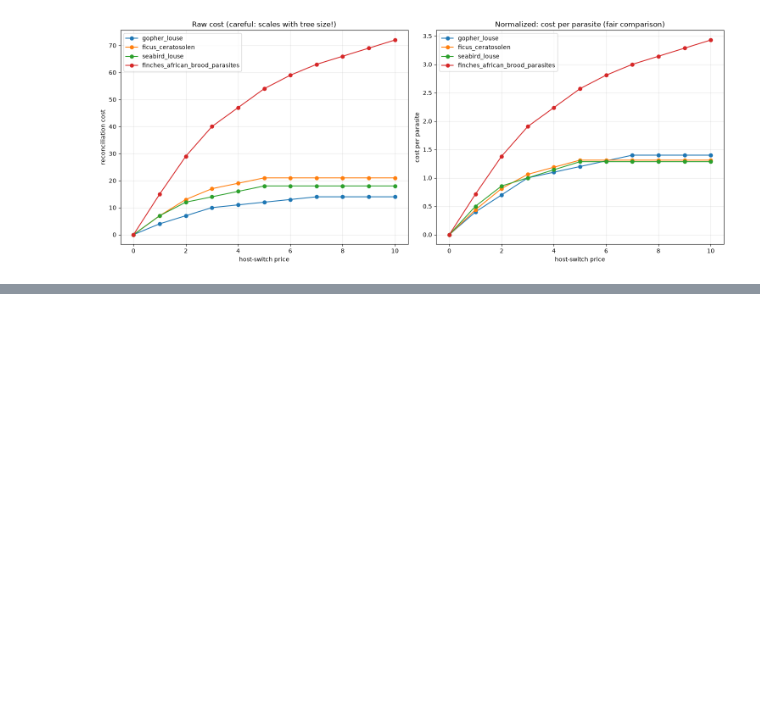
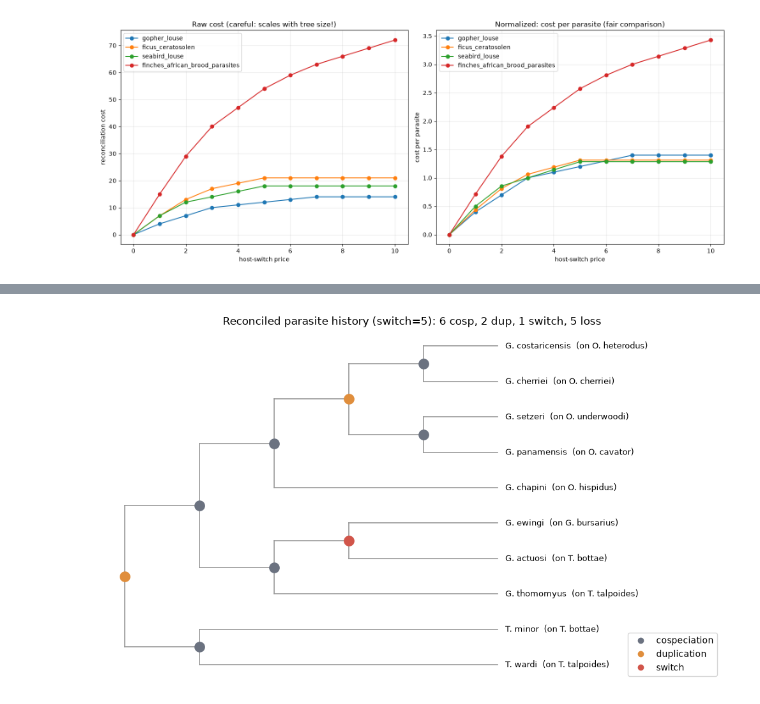
Before and after one commit to hadarshrot/cophylogenetic-reconciliation, a Jupyter notebook: reconciliation.ipynb, the cells around one changed output, grey strips where cells are left out. Saved outputs shown, nothing was run; the diff lists cells and outputs as text; code cells hidden in the pictures; blank space fills up the shorter version.

```diff
--- a/reconciliation.ipynb
+++ b/reconciliation.ipynb
@@ -34,23 +30,3 @@ print(f'Costs: {C}')
 Host nodes: 15 (leaves: 8)
 Parasite nodes: 19 (leaves: 10)
 Costs: {'cospeciation': 0, 'duplication': 1, 'loss': 1, 'switch': 5}
-# %%
-# Chunk 2: base case — fill the cost table for the parasite LEAVES
-# cost[(p, h)] = cheapest cost to explain the parasite-subtree under p, if p sits on host h.
-# We store only finite entries; a MISSING key means "impossible" (infinity).
-
-cost = {}  # (parasite_node, host_node) -> number
-
-def get_cost(p, h):
-    return cost.get((p, h), INF)
-
-# A parasite leaf must sit on its own known host leaf (cost 0). Anywhere else = impossible.
-for p_leaf in parasite_tree.get_terminals():
-    its_host = host_leaf_by_name[mapping[p_leaf.name]]
-    cost[(p_leaf, its_host)] = 0
-
-# check what we filled
-print('Base case — each parasite leaf on its host:')
-for p_leaf in parasite_tree.get_terminals():
-    its_host = host_leaf_by_name[mapping[p_leaf.name]]
-    print(f'  {p_leaf.name:>16} on {its_host.name:<14} -> cost {get_cost(p_leaf, its_host)}')
@@ -405,0 +209,41 @@ plt.show()
+# %%
+# Visualize the reconciliation — colour each ancestor by its event.
+EVENT_COLOR = {'cospeciation': '#6b7280', 'duplication': '#e08e3c', 'switch': '#d1554a'}
+
+def positions(tree):
+    depths = tree.depths(unit_branch_lengths=True)
+    xp = {c: (max(depths.values()) if c.is_terminal() else depths[c]) for c in depths}
+    yp = {leaf: float(i) for i, leaf in enumerate(tree.get_terminals())}
+    def sy(c):
+        for ch in c.clades:
+            if ch not in yp:
+                sy(ch)
+        if c.clades:
+            yp[c] = (yp[c.clades[0]] + yp[c.clades[-1]]) / 2
+    sy(tree.root)
+    return xp, yp
+
+_, counts, event_at, host_of  = reconcile(host_tree, parasite_tree, mapping, C)
+xp, yp = positions(parasite_tree)
+
+fig, ax = plt.subplots(figsize=(10, 6))
+for clade in parasite_tree.find_clades():
+    for ch in clade.clades:
+        ax.plot([xp[clade], xp[clade]], [yp[clade], yp[ch]], color='#999', lw=1.2)
+        ax.plot([xp[clade], xp[ch]], [yp[ch], yp[ch]], color='#999', lw=1.2)
+for node, ev in event_at.items():
+    ax.plot(xp[node], yp[node], 'o', color=EVENT_COLOR[ev], markersize=11, zorder=3)
+for leaf in parasite_tree.get_terminals():
+    ax.text(xp[leaf] + 0.1, yp[leaf], f'{leaf.name}  (on {host_of[leaf].name})', va='center', fontsize=9)
+
+handles = [plt.Line2D([], [], marker='o', ls='', color=c, label=e) for e, c in EVENT_COLOR.items()]
+ax.legend(handles=handles, loc='lower right')
+ax.set_title(f"Reconciled parasite history (switch={C['switch']}): "
+             f"{counts['cospeciation']} cosp, {counts['duplication']} dup, "
+             f"{counts['switch']} switch, {counts['loss']} loss")
+ax.axis('off')
+ax.set_xlim(-0.3, max(xp.values()) + 3)
+plt.tight_layout()
+plt.show()
+# %% [output]
+[figure, added]
```
Also changed, not shown: parts of 10 cells of this notebook.
